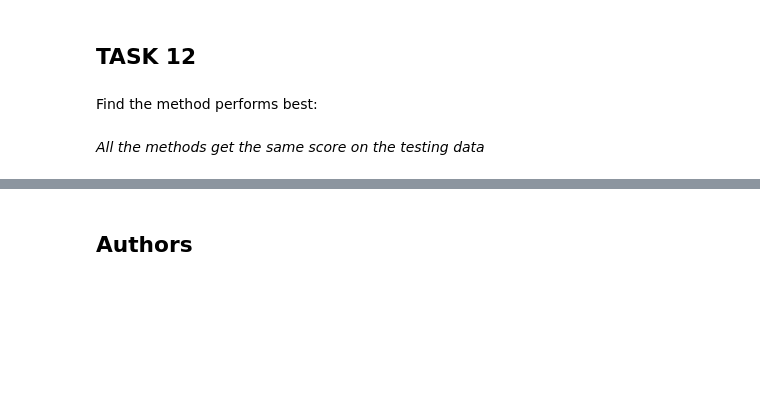
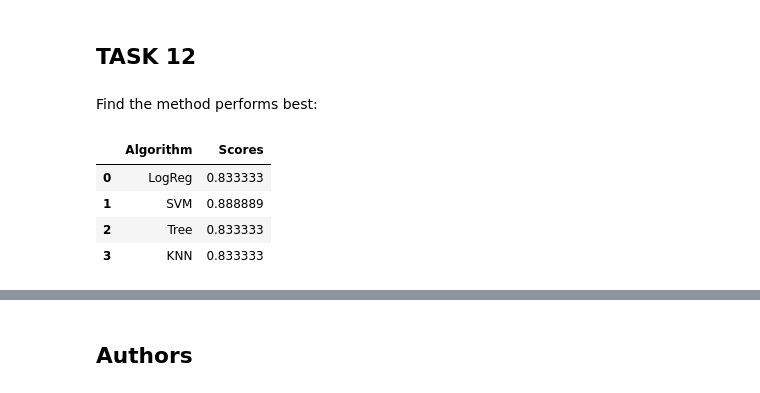
Before and after one commit to luisgn98/Applied-Data-Science-Capstone, a Jupyter notebook: SpaceX_Machine Learning Prediction_Part_5 (1).ipynb, the cells around one changed output, grey strips where cells are left out. Saved outputs shown, nothing was run; the diff lists cells and outputs as text; code cells hidden in the pictures; blank space fills up the shorter version.

```diff
--- a/SpaceX_Machine Learning Prediction_Part_5 (1).ipynb
+++ b/SpaceX_Machine Learning Prediction_Part_5 (1).ipynb
@@ -195,7 +195,8 @@ accuracy : 0.8464285714285713
 # %% [markdown]
 Calculate the accuracy on the test data using the method <code>score</code>:
 # %%
-logreg_cv.score(X_test, Y_test)
+logreg_sc = logreg_cv.score(X_test, Y_test)
+logreg_sc
 # %% [output]
 0.8333333333333334
 # %% [markdown]
@@ -335,5 +339,3 @@ plot_confusion_matrix(Y_test,yhat)
 ## TASK  12
 # %% [markdown]
 Find the method performs best:
-# %% [markdown]
-*All the methods get the same score on the testing data*
@@ -339,0 +351,11 @@ Find the method performs best:
+# %%
+algorith = ['LogReg', 'SVM', 'Tree', 'KNN']
+scores = [logreg_sc, tree_sc, svm_sc, knn_sc]
+scores_df = pd.DataFrame({'Algorithm':algorith, 'Scores': scores})
+scores_df
+# %% [output]
+|  | Algorithm | Scores |
+| 0 | LogReg | 0.833333 |
+| 1 | SVM | 0.888889 |
+| 2 | Tree | 0.833333 |
+| 3 | KNN | 0.833333 |
```
Also changed, not shown: parts of 8 cells of this notebook, 1 other file.
